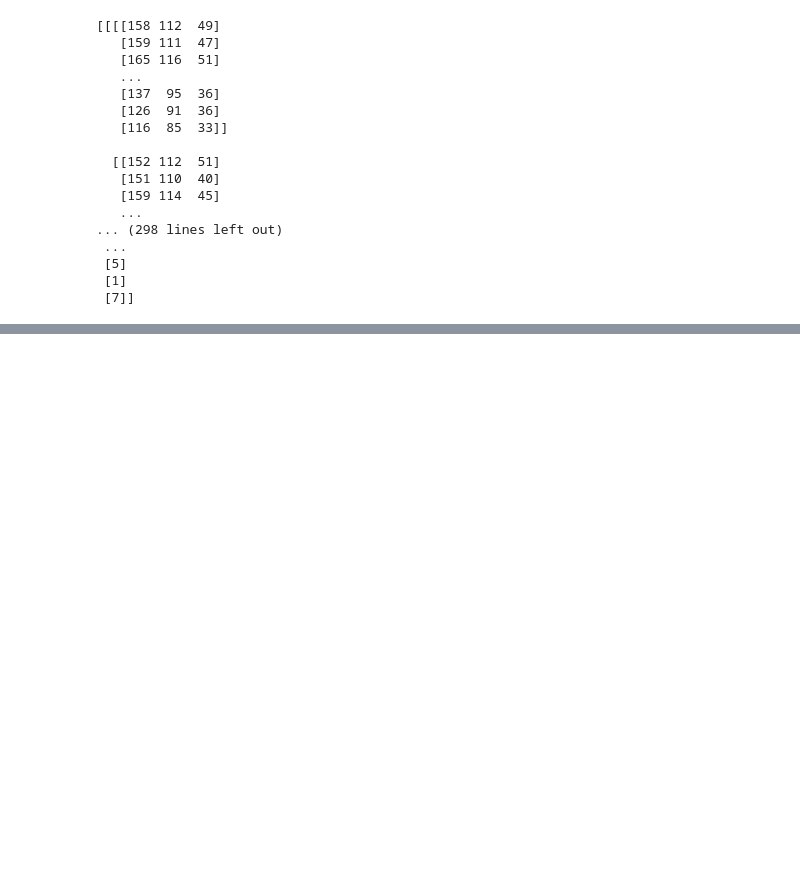
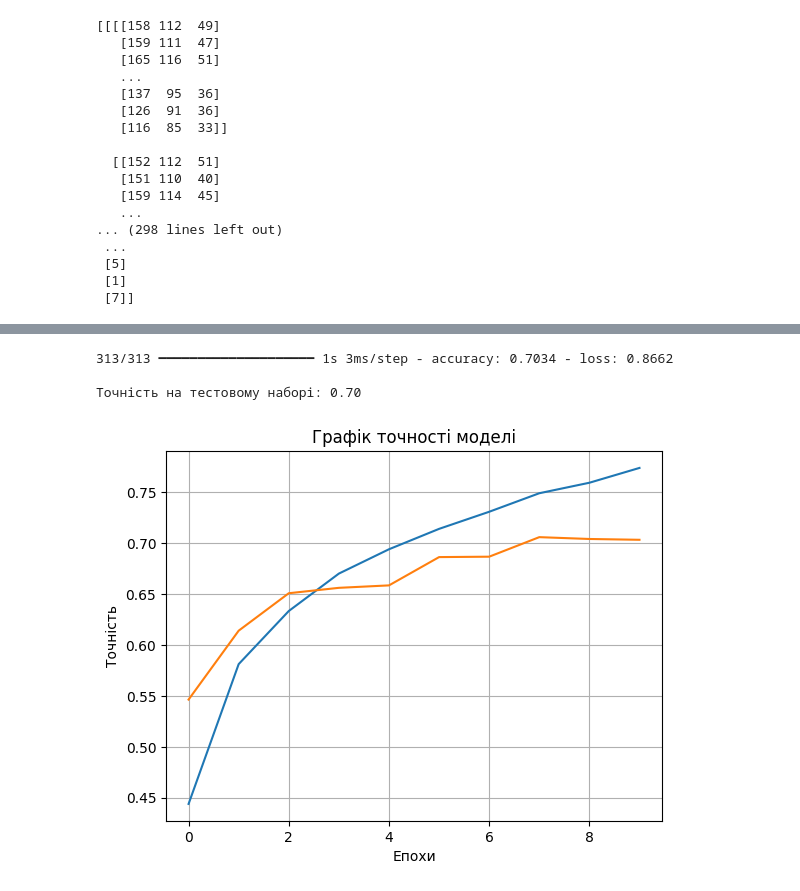
Before and after one commit to romanrudniev/MachineLearning, a Jupyter notebook: Класифікація_зображень.ipynb, the cells around one changed output, grey strips where cells are left out. Saved outputs shown, nothing was run; the diff lists cells and outputs as text; code cells hidden in the pictures; blank space fills up the shorter version.

```diff
--- a/Класифікація_зображень.ipynb
+++ b/Класифікація_зображень.ipynb
@@ -82,0 +86,17 @@ Epoch 10/10
+# %%
+loss, acc = model.evaluate(X_test, y_test)
+print(f"\nТочність на тестовому наборі: {acc:.2f}")
+# %% [output]
+313/313 ━━━━━━━━━━━━━━━━━━━━ 1s 3ms/step - accuracy: 0.7034 - loss: 0.8662
+
+Точність на тестовому наборі: 0.70
+# %%
+plt.plot(histoty.history['accuracy'])
+plt.plot(histoty.history['val_accuracy'])
+plt.xlabel("Епохи")
+plt.ylabel("Точність")
+plt.title("Графік точності моделі")
+plt.grid(True)
+plt.show()
+# %% [output]
+[figure, added]
```
Also changed, not shown: parts of 7 cells of this notebook.
